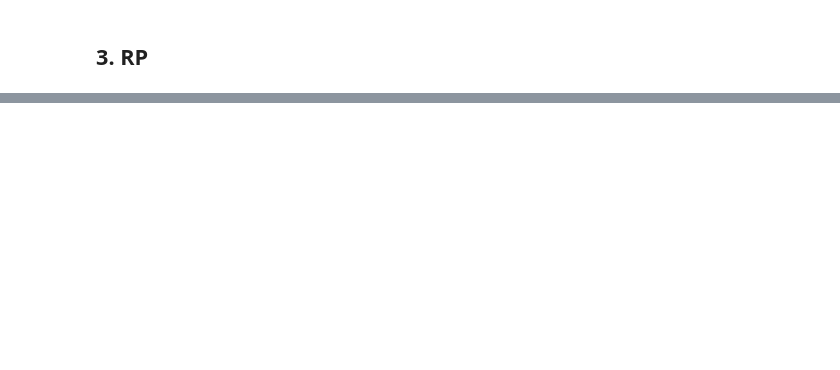
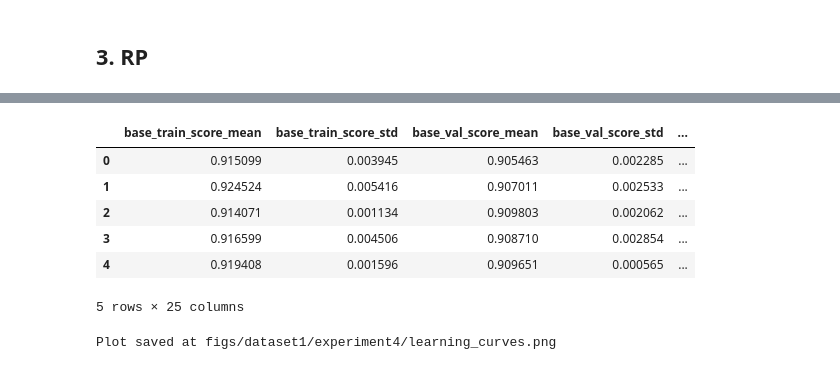
Before and after one commit to placeboo/MachineLearningProjects, a Jupyter notebook: UnsupervisedLearning/notebooks/experiment4_RdNN.ipynb, the cells around one changed output, grey strips where cells are left out. Drawn from its saved outputs; the diff is of its cells as text; code cells hidden in the pictures; blank space fills up the shorter version.

```diff
--- a/UnsupervisedLearning/notebooks/experiment4_RdNN.ipynb
+++ b/UnsupervisedLearning/notebooks/experiment4_RdNN.ipynb
@@ -213,0 +257,10 @@ np.save(f'data/{dataset}/rp_X_test.npy', X_test)
+# %%
+# organize the results
+results = load_pickle('results/dataset1/experiment4/a1_setting_results.pkl')
+metrics_df = []
+for key, value in results.items():
+    metrics = value['metrics']
+    metrics['rd'] = key
+    metrics_df.append(metrics)
+metrics_df = pd.DataFrame(metrics_df)
+metrics_df
@@ -213,0 +273,46 @@ np.save(f'data/{dataset}/rp_X_test.npy', X_test)
+# %%
+# organize the learning curve
+def organize_learning_curve(results):
+    df = pd.DataFrame()
+    for key, value in results.items():
+        lr = value['learning_curve']
+        train_size = lr['train_sizes']
+        train_score_mean = np.mean(lr['train_scores'], axis=1)
+        train_score_std = np.std(lr['train_scores'], axis=1)
+        val_score_mean = np.mean(lr['val_scores'], axis=1)
+        val_score_std = np.std(lr['val_scores'], axis=1)
+        fit_time_mean = np.mean(lr['fit_times'], axis=1)
+        fit_time_std = np.std(lr['fit_times'], axis=1)
+        # prepare data frame
+        tmp_df = pd.DataFrame({
+            f'{key}_train_score_mean': train_score_mean,
+            f'{key}_train_score_std': train_score_std,
+            f'{key}_val_score_mean': val_score_mean,
+            f'{key}_val_score_std': val_score_std,
+            f'{key}_fit_time_mean': fit_time_mean,
+            f'{key}_fit_time_std': fit_time_std,
+        })
+        df = pd.concat([df, tmp_df], axis=1)
+    df['train_sizes'] = train_size
+    return df
+
+df = organize_learning_curve(results)
+df
+# %% [output]
+|  | base_train_score_mean | base_train_score_std | base_val_score_mean | base_val_score_std | ... |
+| 0 | 0.915099 | 0.003945 | 0.905463 | 0.002285 | ... |
+| 1 | 0.924524 | 0.005416 | 0.907011 | 0.002533 | ... |
+| 2 | 0.914071 | 0.001134 | 0.909803 | 0.002062 | ... |
+| 3 | 0.916599 | 0.004506 | 0.908710 | 0.002854 | ... |
+| 4 | 0.919408 | 0.001596 | 0.909651 | 0.000565 | ... |
+5 rows × 25 columns
+# %%
+plot_learning_curves(
+    df=df,
+    keys=['base', 'pca', 'ica', 'rp'],
+    output_dir='figs',
+    dataset='dataset1',
+    experiment='experiment4'
+)
+# %% [output]
+Plot saved at figs/dataset1/experiment4/learning_curves.png
```
Also changed, not shown: parts of 18 cells of this notebook, 4 other files.
